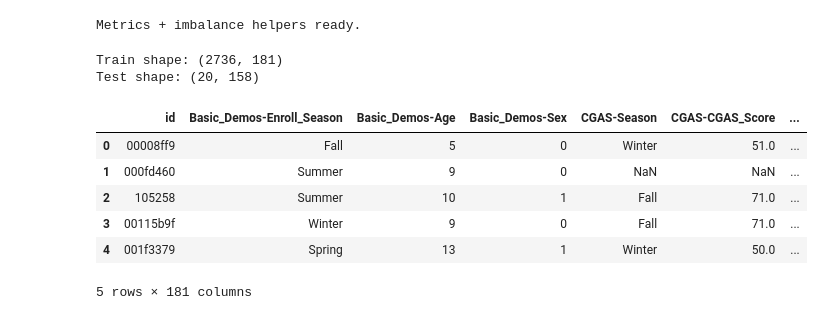
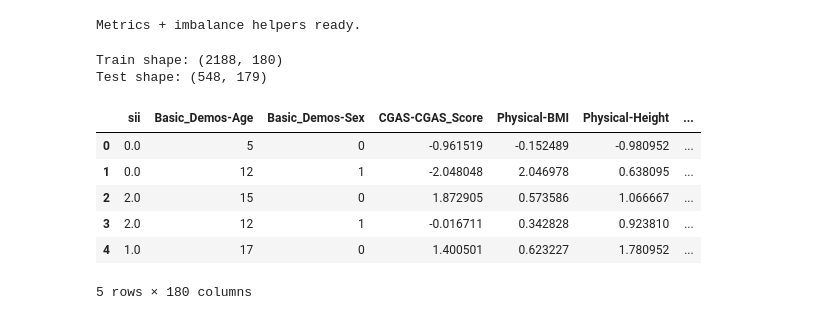
Before and after one commit to tungvoi38/Project_DataPreVisual_Group_1, a Jupyter notebook: Notebooks/2_Baseline_Comparison.ipynb, the cells around one changed output. Saved outputs shown, nothing was run; the diff lists cells and outputs as text; code cells hidden in the pictures.

```diff
--- a/Notebooks/2_Baseline_Comparison.ipynb
+++ b/Notebooks/2_Baseline_Comparison.ipynb
@@ -281,30 +303,30 @@ def plot_confusion_matrix(y_true, oof_pred_proba, class_names=None, normalize=Tr
 # %%
 # ============================================================
 # Load raw processed data
 # ============================================================
 
-TRAIN_PATH = Path("./train_processed.csv")
-TEST_PATH = Path("./test_processed.csv")
+TRAIN_PATH = Path("./train_selected_features.csv")
+TEST_PATH = Path("./test_selected_features.csv")
 
 assert TRAIN_PATH.exists(), f"{TRAIN_PATH} not found. Please upload it."
 assert TEST_PATH.exists(), f"{TEST_PATH} not found. Please upload it."
 
 train = pd.read_csv(TRAIN_PATH)
 test = pd.read_csv(TEST_PATH)
 
 print("Train shape:", train.shape)
 print("Test shape:", test.shape)
 train.head()
 # %% [output]
-Train shape: (2736, 181)
-Test shape: (20, 158)
+Train shape: (2188, 180)
+Test shape: (548, 179)
-|  | id | Basic_Demos-Enroll_Season | Basic_Demos-Age | Basic_Demos-Sex | CGAS-Season | CGAS-CGAS_Score | ... |
-| 0 | 00008ff9 | Fall | 5 | 0 | Winter | 51.0 | ... |
-| 1 | 000fd460 | Summer | 9 | 0 | NaN | NaN | ... |
-| 2 | 105258 | Summer | 10 | 1 | Fall | 71.0 | ... |
-| 3 | 00115b9f | Winter | 9 | 0 | Fall | 71.0 | ... |
-| 4 | 001f3379 | Spring | 13 | 1 | Winter | 50.0 | ... |
+|  | sii | Basic_Demos-Age | Basic_Demos-Sex | CGAS-CGAS_Score | Physical-BMI | Physical-Height | ... |
+| 0 | 0.0 | 5 | 0 | -0.961519 | -0.152489 | -0.980952 | ... |
+| 1 | 0.0 | 12 | 1 | -2.048048 | 2.046978 | 0.638095 | ... |
+| 2 | 2.0 | 15 | 0 | 1.872905 | 0.573586 | 1.066667 | ... |
+| 3 | 2.0 | 12 | 1 | -0.016711 | 0.342828 | 0.923810 | ... |
+| 4 | 1.0 | 17 | 0 | 1.400501 | 0.623227 | 1.780952 | ... |
-5 rows × 181 columns
+5 rows × 180 columns
 # %%
 # ============================================================
 # Identify target, label-encode, prepare X/y
```
Also changed, not shown: parts of 24 cells of this notebook.
